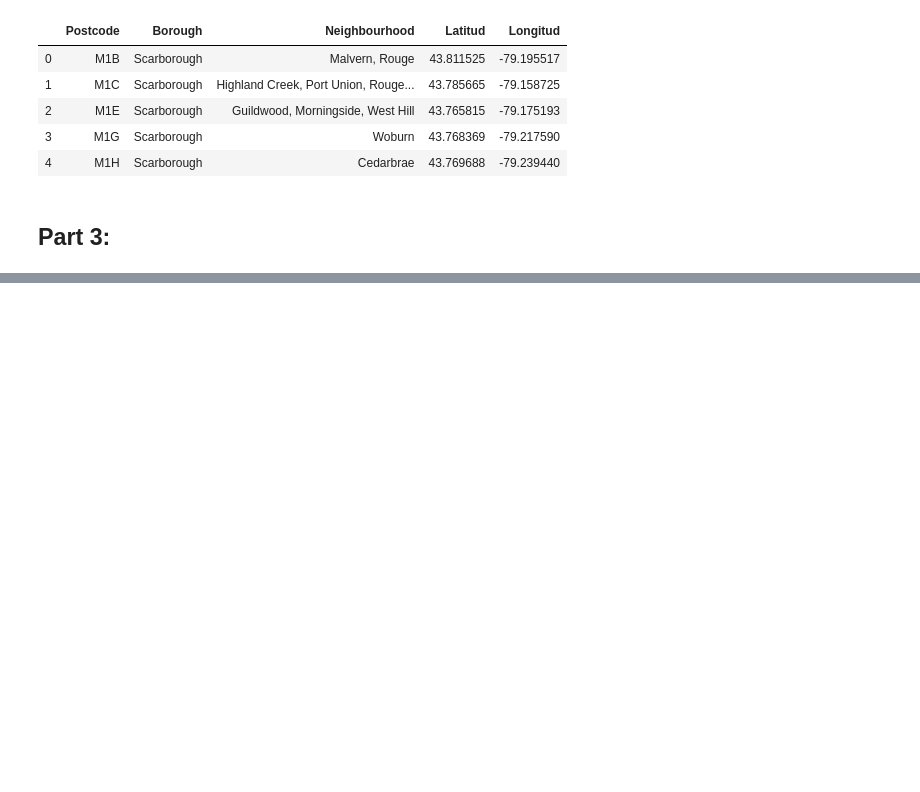
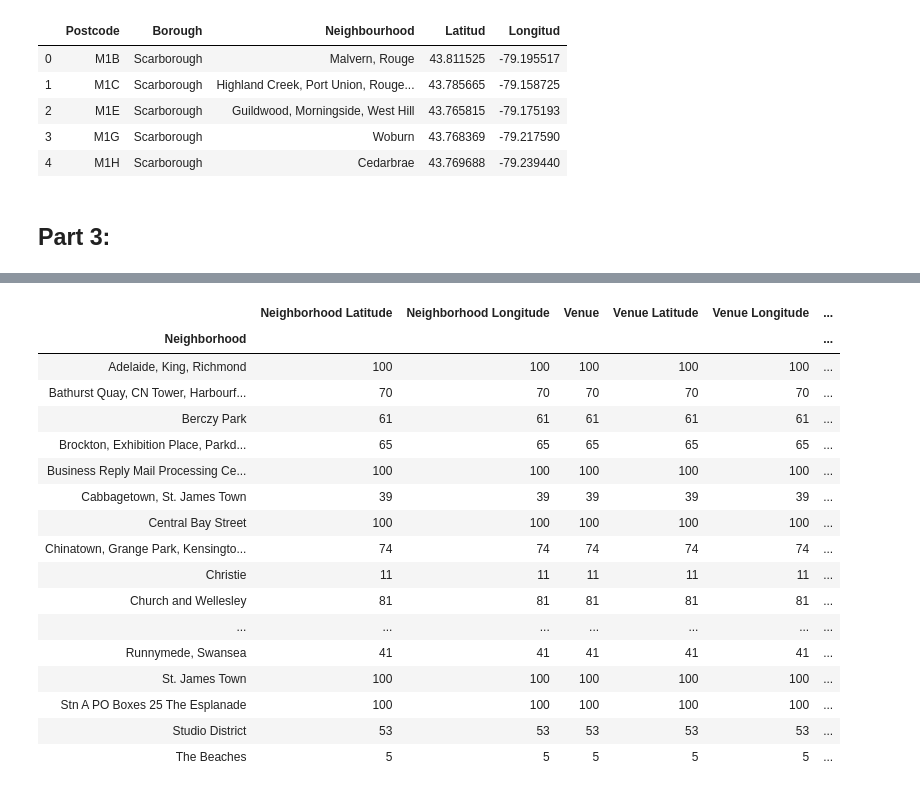
Before and after one commit to JairoIvanzho/Coursera_Capstone, a Jupyter notebook: Data Science Capstone Project - Week 3.ipynb, the cells around one changed output, grey strips where cells are left out. Saved outputs shown, nothing was run; the diff lists cells and outputs as text; code cells hidden in the pictures; blank space fills up the shorter version.

```diff
--- a/Data Science Capstone Project - Week 3.ipynb
+++ b/Data Science Capstone Project - Week 3.ipynb
@@ -158,0 +204,18 @@ mergeDF.head()
+# %%
+# create map of Toronto using latitude and longitude values
+map_toronto = folium.Map(location=[latitude, longitude], zoom_start=11)
+
+# add markers to map
+for lat, lng, label in zip(mergeDF['Latitud'], mergeDF['Longitud'], mergeDF['Neighbourhood']):
+    label = folium.Popup(label, parse_html=True)
+    folium.CircleMarker(
+        [lat, lng],
+        radius=5,
+        popup=label,
+        color='blue',
+        fill=True,
+        fill_color='#3186cc',
+        fill_opacity=0.7,
+        parse_html=False).add_to(map_toronto)
+
+map_toronto
@@ -158,0 +307,21 @@ mergeDF.head()
+# %%
+toronto_venues.groupby('Neighborhood').count()
+# %% [output]
+|  | Neighborhood Latitude | Neighborhood Longitude | Venue | Venue Latitude | Venue Longitude | ... |
+| Neighborhood |  |  |  |  |  | ... |
+| Adelaide, King, Richmond | 100 | 100 | 100 | 100 | 100 | ... |
+| Bathurst Quay, CN Tower, Harbourf... | 70 | 70 | 70 | 70 | 70 | ... |
+| Berczy Park | 61 | 61 | 61 | 61 | 61 | ... |
+| Brockton, Exhibition Place, Parkd... | 65 | 65 | 65 | 65 | 65 | ... |
+| Business Reply Mail Processing Ce... | 100 | 100 | 100 | 100 | 100 | ... |
+| Cabbagetown, St. James Town | 39 | 39 | 39 | 39 | 39 | ... |
+| Central Bay Street | 100 | 100 | 100 | 100 | 100 | ... |
+| Chinatown, Grange Park, Kensingto... | 74 | 74 | 74 | 74 | 74 | ... |
+| Christie | 11 | 11 | 11 | 11 | 11 | ... |
+| Church and Wellesley | 81 | 81 | 81 | 81 | 81 | ... |
+| ... | ... | ... | ... | ... | ... | ... |
+| Runnymede, Swansea | 41 | 41 | 41 | 41 | 41 | ... |
+| St. James Town | 100 | 100 | 100 | 100 | 100 | ... |
+| Stn A PO Boxes 25 The Esplanade | 100 | 100 | 100 | 100 | 100 | ... |
+| Studio District | 53 | 53 | 53 | 53 | 53 | ... |
+| The Beaches | 5 | 5 | 5 | 5 | 5 | ... |
```
Also changed, not shown: parts of 33 cells of this notebook.
